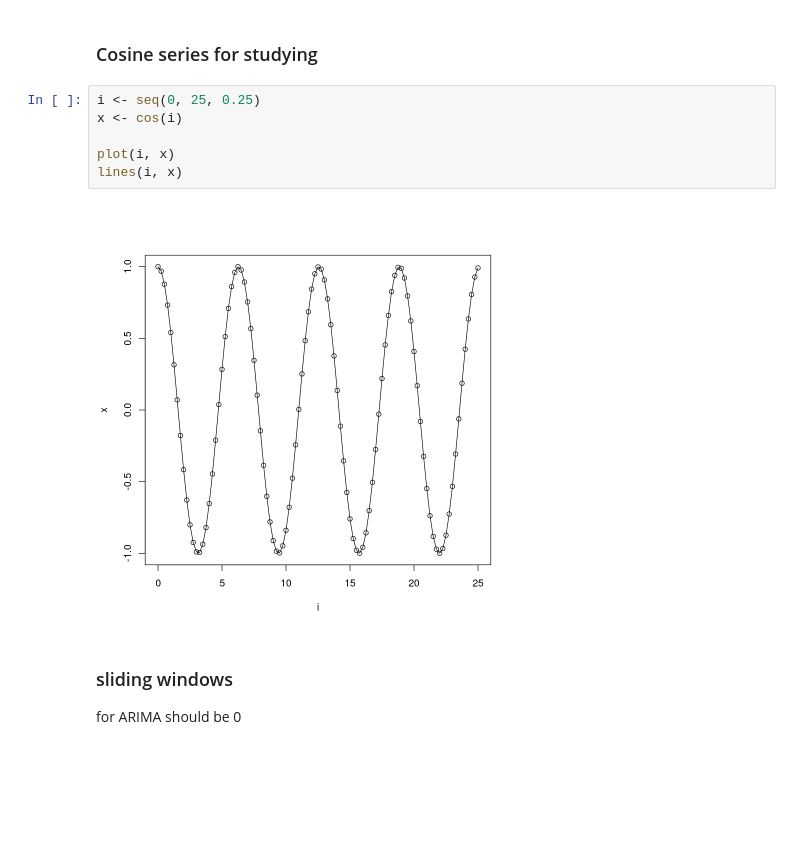
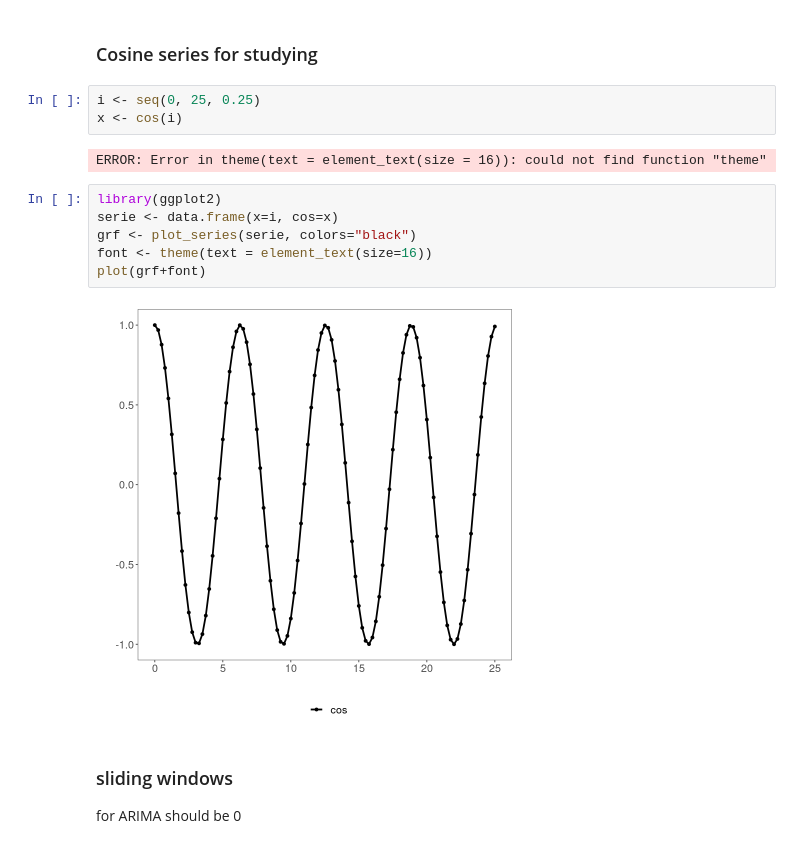
Before and after one commit to felipeat07/daltoolbox, a Jupyter notebook: examples/timeseries/ts_arima.ipynb, the cells around one changed output. Saved outputs shown, nothing was run; the diff lists cells and outputs as text; blank space fills up the shorter version.

```diff
--- a/examples/timeseries/ts_arima.ipynb
+++ b/examples/timeseries/ts_arima.ipynb
@@ -20,11 +20,16 @@ Warning message:
 # %%
 i <- seq(0, 25, 0.25)
 x <- cos(i)
-
-plot(i, x)
-lines(i, x)
 # %% [output]
-[figure, removed]
+ERROR: Error in theme(text = element_text(size = 16)): could not find function "theme"
+# %%
+library(ggplot2)
+serie <- data.frame(x=i, cos=x)
+grf <- plot_series(serie, colors="black")
+font <- theme(text = element_text(size=16))
+plot(grf+font)
+# %% [output]
+[figure, added]
 # %% [markdown]
 ### sliding windows
 for ARIMA should be 0
```
Also changed, not shown: parts of 2 cells of this notebook, 5 other files.
